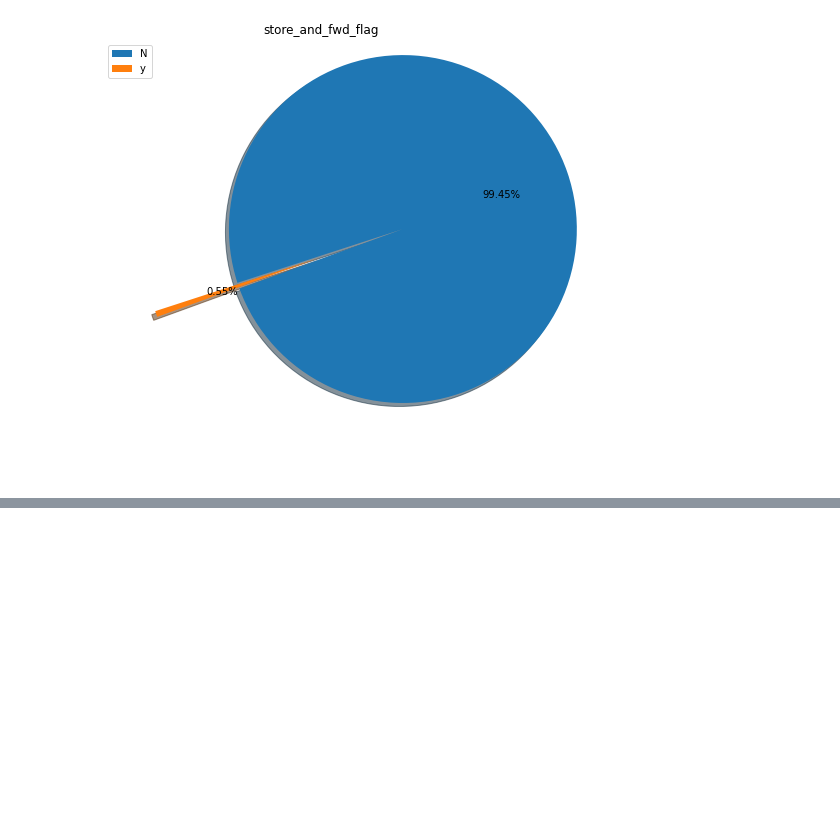
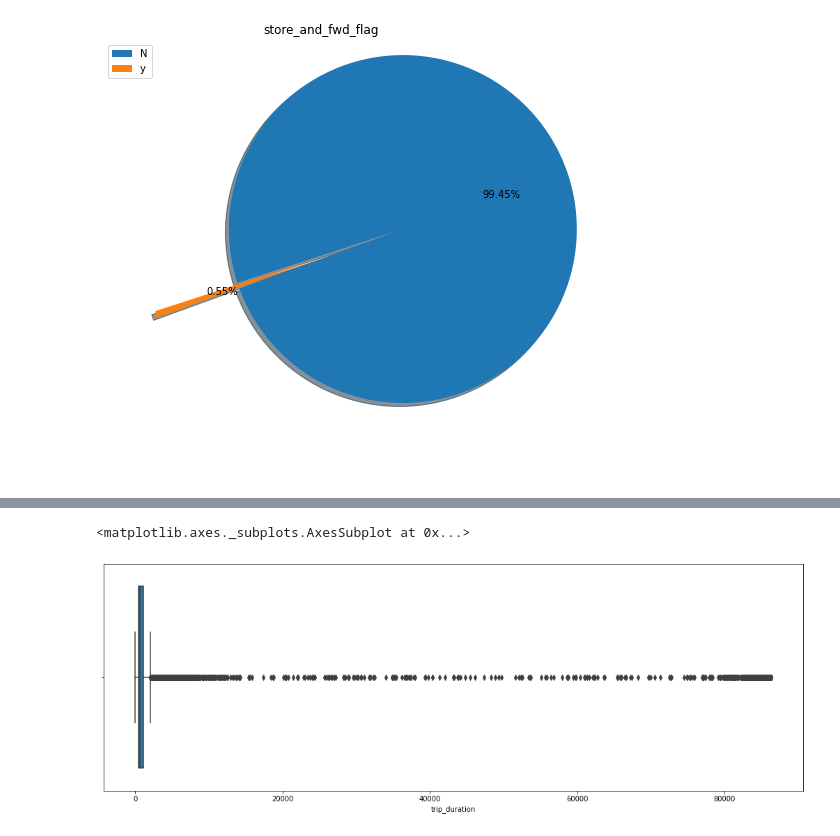
Before and after one commit to Vidhuran-Rajendran/NYC-Taxi-Trip-Time-Prediction, a Jupyter notebook: NYC_Taxi_Trip_Time_Prediction_Capstone_Project.ipynb, the cells around one changed output, grey strips where cells are left out. Saved outputs shown, nothing was run; the diff lists cells and outputs as text; code cells hidden in the pictures; blank space fills up the shorter version.

```diff
--- a/NYC_Taxi_Trip_Time_Prediction_Capstone_Project.ipynb
+++ b/NYC_Taxi_Trip_Time_Prediction_Capstone_Project.ipynb
@@ -209,0 +237,8 @@ Text(0.5, 1.0, 'store_and_fwd_flag')
+# %%
+data1.drop(data1[data1['trip_duration']>=1939736].index,inplace=True)
+# %%
+plt.figure(figsize=(18,6))
+sns.boxplot(data1['trip_duration'])
+# %% [output]
+<matplotlib.axes._subplots.AxesSubplot at 0x...>
+[figure, added]
```
Also changed, not shown: parts of 3 cells of this notebook.
